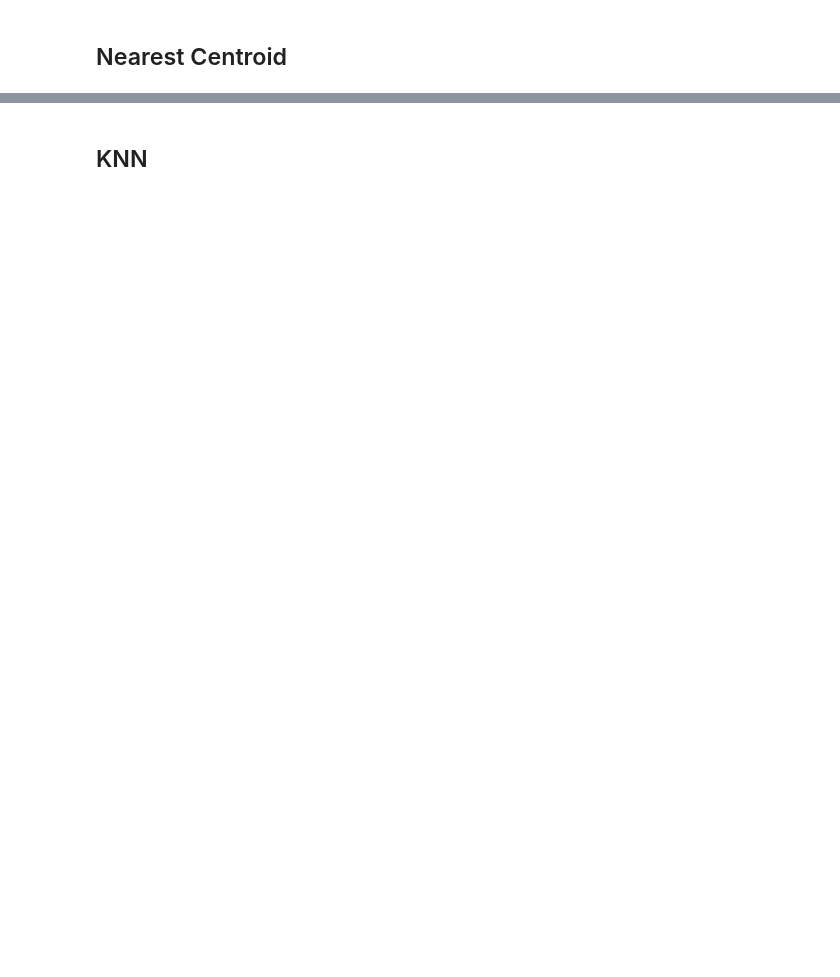
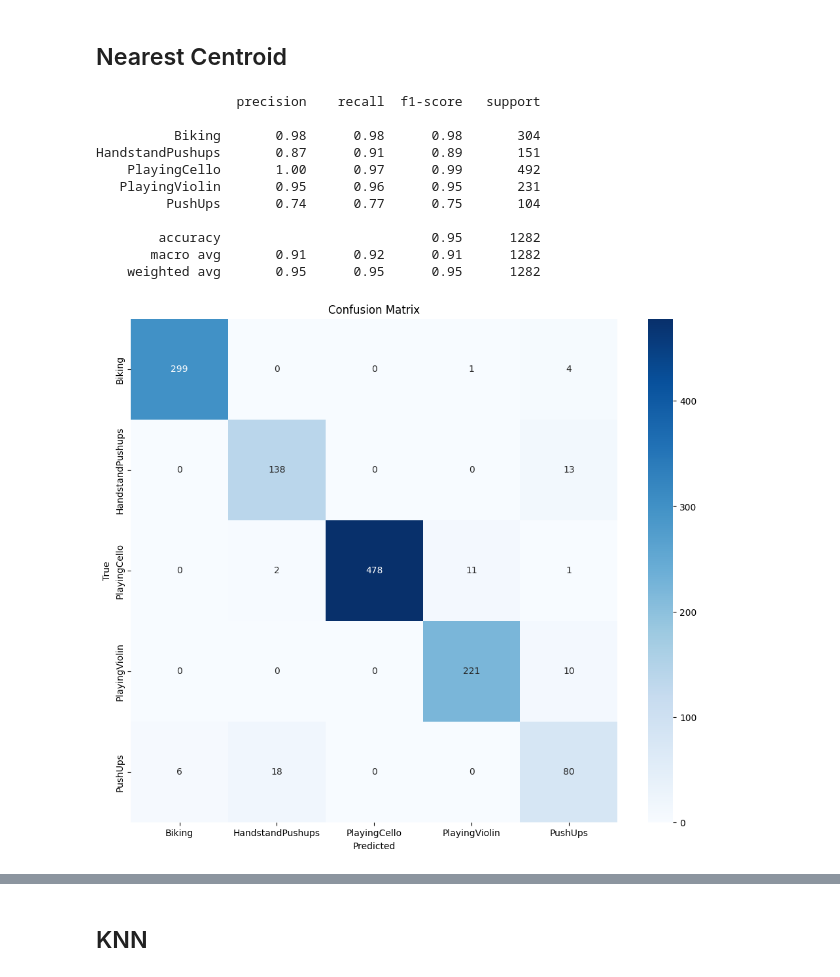
Before and after one commit to Luugaaa/Computer_Vision_TP1, a Jupyter notebook: ResNet.ipynb, the cells around one changed output, grey strips where cells are left out. Drawn from its saved outputs; the diff is of its cells as text; code cells hidden in the pictures; blank space fills up the shorter version.

```diff
--- a/ResNet.ipynb
+++ b/ResNet.ipynb
@@ -195,44 +187,68 @@ def calculs_centroides(features_dataset):
         centroids[class_name] = np.mean(feature_vectors, axis=0)
     return centroids
 
-resnet_features = compute_resnet_features(reference_frame_dataset, model, preprocess)
-resnet_test_features = compute_resnet_features(test_frame_dataset, model, preprocess)
+resnet_reference_features_dataset = compute_resnet_features(reference_frame_dataset, model, preprocess)
+resnet_test_features_dataset = compute_resnet_features(test_frame_dataset, model, preprocess)
 
 # On calcule les signatures moyennes
-class_centroids = calculs_centroides(resnet_features)
+class_centroids = calculs_centroides(resnet_reference_features_dataset)
 # %%
-def predict_nearest_centroid(test_set, centroids, model, preprocess):
+def measure_distance(fd1, fd2):
+    return np.linalg.norm(fd1 - fd2)
+
+def classify_frame_hog(fd, class_hog_averages):
+    min_distance = float('inf')
+    predicted_class = None
+    for class_name, average_fd in class_hog_averages.items():
+        distance = measure_distance(fd, average_fd)
+        if distance < min_distance:
+            min_distance = distance
+            predicted_class = class_name
+    return predicted_class
+
+def compute_centroid_hog_predictions(hog_features_dataset, class_hog_averages):
+    predictions = {}
+    for class_name, features in hog_features_dataset.items():
+        predictions[class_name] = []
+        for fd, hog_image in features:
+            predicted_class = classify_frame_hog(fd, class_hog_averages)
+            predictions[class_name].append(predicted_class)
+    return predictions
+
+def evaluate_classification(prediction):
     y_true = []
     y_pred = []
+    for class_name, predicted_classes in prediction.items():
+        y_true.extend([class_name] * len(predicted_classes))
+        y_pred.extend(predicted_classes)
 
-    with torch.no_grad():
-        for class_name, frames in tqdm(test_set.items(), desc="Predicting"):
-            for frame in frames:
-                from PIL import Image
-                if isinstance(frame, np.ndarray):
-                    img = Image.fromarray(frame)
+    print(classification_report(y_true, y_pred, target_names=CLASS_NAMES))
 
-                input_tensor = preprocess(img).unsqueeze(0).to(device)
-                test_feature = model(input_tensor).cpu().numpy().flatten()
+    cm = sklearn.metrics.confusion_matrix(y_true, y_pred, labels=CLASS_NAMES)
+    plt.figure(figsize=(12, 10))
+    sns.heatmap(cm, annot=True, fmt='d', xticklabels=CLASS_NAMES, yticklabels=CLASS_NAMES, cmap='Blues')
+    plt.xlabel('Predicted')
+    plt.ylabel('True')
+    plt.title('Confusion Matrix')
+    plt.show()
 
-                # Trouver la classe la plus proche
-                best_class = None
-                min_dist = float('inf')
-
-                for c_name, centroid_vec in centroids.items():
-                    # Distance euclidienne entre le test et le centroïde
-                    dist = euclidean(test_feature, centroid_vec)
-                    if dist < min_dist:
-                        min_dist = dist
-                        best_class = c_name
-
-                y_true.append(class_name)
-                y_pred.append(best_class)
-
-    return y_true, y_pred
 
 # Lancement de l'inférence
-y_true, y_pred = predict_nearest_centroid(test_frame_dataset, class_centroids, model, preprocess)
+predictions_resnet_centroid = compute_centroid_hog_predictions(resnet_test_features_dataset, class_centroids)
+evaluate_classification(predictions_resnet_centroid)
+# %% [output]
+                  precision    recall  f1-score   support
+
+          Biking       0.98      0.98      0.98       304
+HandstandPushups       0.87      0.91      0.89       151
+    PlayingCello       1.00      0.97      0.99       492
+   PlayingViolin       0.95      0.96      0.95       231
+         PushUps       0.74      0.77      0.75       104
+
+        accuracy                           0.95      1282
+       macro avg       0.91      0.92      0.91      1282
+    weighted avg       0.95      0.95      0.95      1282
+[figure, added]
 # %%
 def display_metrics(y_true, y_pred, class_names):
     # 1. Calculate Metrics
```
Also changed, not shown: parts of 8 cells of this notebook.
